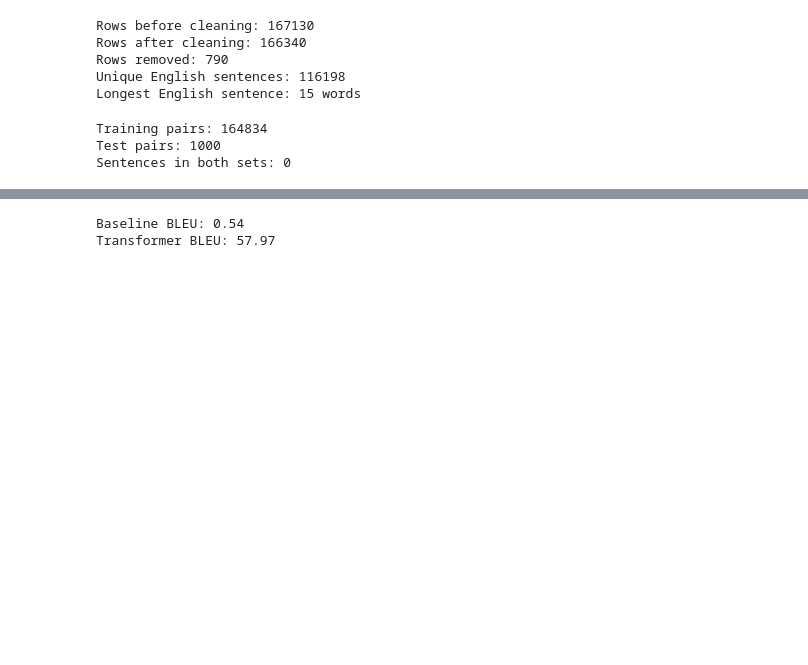
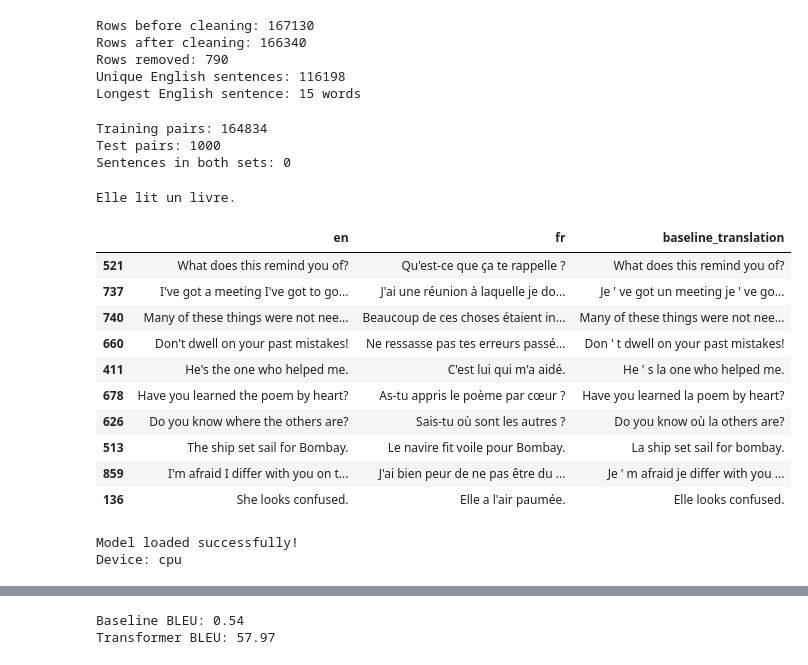
Before and after one commit to MeouchyCharbel/Neural-Machine-Translation, a Jupyter notebook: 01_data_and_baseline.ipynb, the cells around one changed output, grey strips where cells are left out. Saved outputs shown, nothing was run; the diff lists cells and outputs as text; code cells hidden in the pictures; blank space fills up the shorter version.

```diff
--- a/01_data_and_baseline.ipynb
+++ b/01_data_and_baseline.ipynb
@@ -93,3 +95,60 @@ print("Sentences in both sets:", len(overlap))
 Training pairs: 164834
 Test pairs: 1000
 Sentences in both sets: 0
+# %%
+
+import re
+
+dictionary = {
+    "i": "je",
+    "am": "suis",
+    "happy": "heureux",
+    "she": "elle",
+    "reads": "lit",
+    "a": "un",
+    "book": "livre",
+    "where": "où",
+    "is": "est",
+    "the": "la",
+    "station": "gare"
+}
+
+def baseline_translate(sentence):
+    words = re.findall(r"\w+|[^\w\s]", sentence.lower())
+
+    translated_words = [
+        dictionary.get(word, word)
+        for word in words
+    ]
+
+    translation = " ".join(translated_words)
+    translation = re.sub(r"\s+([.,!?])", r"\1", translation)
+
+    return translation.capitalize()
+
+print(baseline_translate("She reads a book."))
+# %% [output]
+Elle lit un livre.
+# %%
+
+evaluation_df = test_pairs.sample(
+    n=100,
+    random_state=42
+).copy()
+
+evaluation_df["baseline_translation"] = evaluation_df["en"].apply(baseline_translate)
+
+
+display(evaluation_df[["en", "fr", "baseline_translation"]].head(10))
+# %% [output]
+|  | en | fr | baseline_translation |
+| 521 | What does this remind you of? | Qu'est-ce que ça te rappelle ? | What does this remind you of? |
+| 737 | I've got a meeting I've got to go... | J'ai une réunion à laquelle je do... | Je ' ve got un meeting je ' ve go... |
+| 740 | Many of these things were not nee... | Beaucoup de ces choses étaient in... | Many of these things were not nee... |
+| 660 | Don't dwell on your past mistakes! | Ne ressasse pas tes erreurs passé... | Don ' t dwell on your past mistakes! |
+| 411 | He's the one who helped me. | C'est lui qui m'a aidé. | He ' s la one who helped me. |
+| 678 | Have you learned the poem by heart? | As-tu appris le poème par cœur ? | Have you learned la poem by heart? |
+| 626 | Do you know where the others are? | Sais-tu où sont les autres ? | Do you know où la others are? |
+| 513 | The ship set sail for Bombay. | Le navire fit voile pour Bombay. | La ship set sail for bombay. |
+| 859 | I'm afraid I differ with you on t... | J'ai bien peur de ne pas être du ... | Je ' m afraid je differ with you ... |
+| 136 | She looks confused. | Elle a l'air paumée. | Elle looks confused. |
@@ -95,0 +158,22 @@ Sentences in both sets: 0
+# %%
+
+import torch
+from transformers import AutoTokenizer, AutoModelForSeq2SeqLM
+
+model_name = "Helsinki-NLP/opus-mt-en-fr"
+
+tokenizer = AutoTokenizer.from_pretrained(model_name)
+
+model = AutoModelForSeq2SeqLM.from_pretrained(model_name)
+
+device = torch.device("cuda" if torch.cuda.is_available() else "cpu")
+
+model = model.to(device)
+
+model.eval()
+
+print("Model loaded successfully!")
+print("Device:", device)
+# %% [output]
+Model loaded successfully!
+Device: cpu
```
Also changed, not shown: parts of 4 cells of this notebook.
